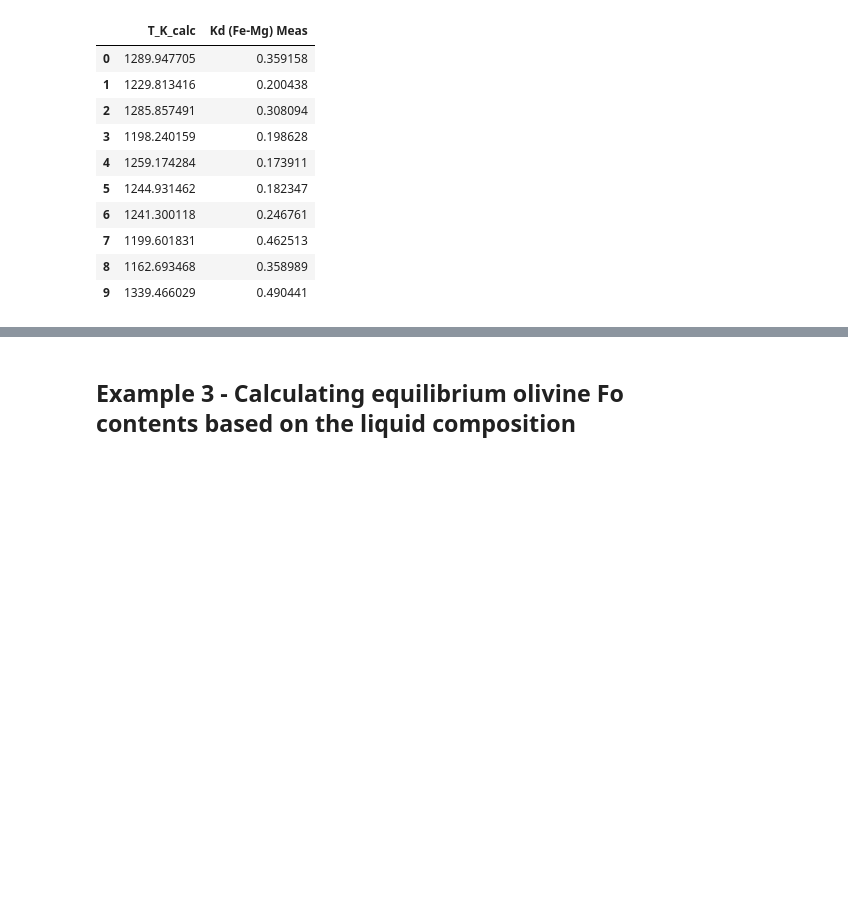
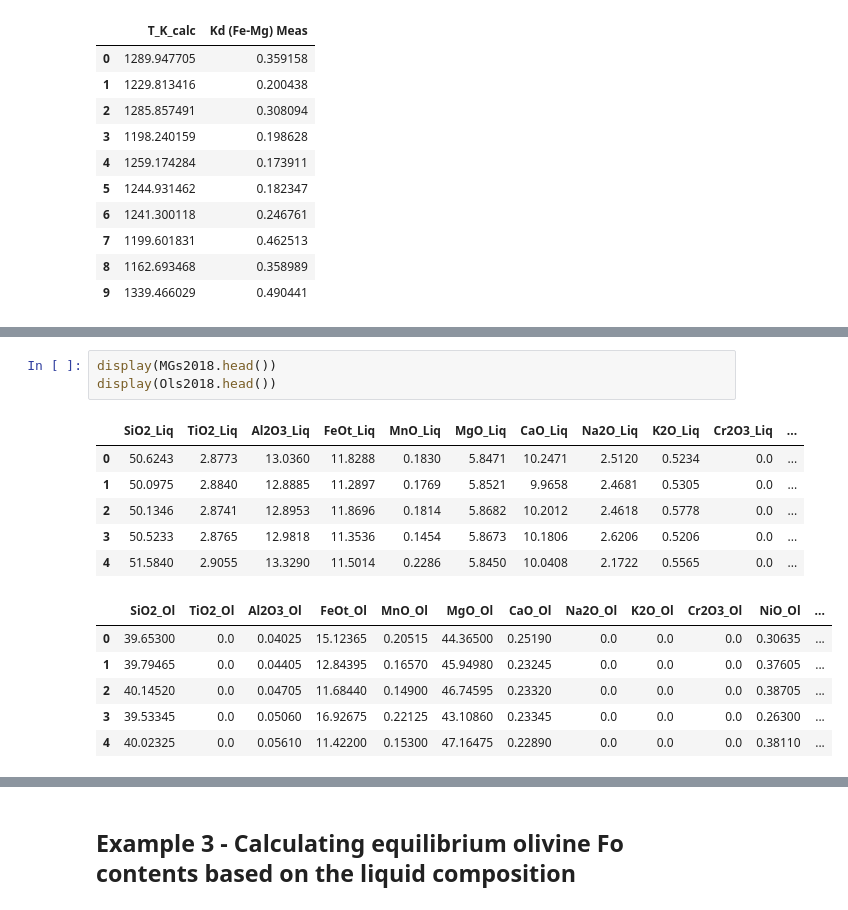
Before and after one commit to PennyWieser/Thermobar, a Jupyter notebook: docs/Examples/Liquid_Ol_Liq_Themometry/Olivine_Liquid_thermometry.ipynb, the cells around one changed output, grey strips where cells are left out. Saved outputs shown, nothing was run; the diff lists cells and outputs as text; blank space fills up the shorter version.

```diff
--- a/docs/Examples/Liquid_Ol_Liq_Themometry/Olivine_Liquid_thermometry.ipynb
+++ b/docs/Examples/Liquid_Ol_Liq_Themometry/Olivine_Liquid_thermometry.ipynb
@@ -166 +178,17 @@ eq22_PHinput_30Fe3
+# %%
+display(MGs2018.head())
+display(Ols2018.head())
+# %% [output]
+|  | SiO2_Liq | TiO2_Liq | Al2O3_Liq | FeOt_Liq | MnO_Liq | MgO_Liq | CaO_Liq | Na2O_Liq | K2O_Liq | Cr2O3_Liq | ... |
+| 0 | 50.6243 | 2.8773 | 13.0360 | 11.8288 | 0.1830 | 5.8471 | 10.2471 | 2.5120 | 0.5234 | 0.0 | ... |
+| 1 | 50.0975 | 2.8840 | 12.8885 | 11.2897 | 0.1769 | 5.8521 | 9.9658 | 2.4681 | 0.5305 | 0.0 | ... |
+| 2 | 50.1346 | 2.8741 | 12.8953 | 11.8696 | 0.1814 | 5.8682 | 10.2012 | 2.4618 | 0.5778 | 0.0 | ... |
+| 3 | 50.5233 | 2.8765 | 12.9818 | 11.3536 | 0.1454 | 5.8673 | 10.1806 | 2.6206 | 0.5206 | 0.0 | ... |
+| 4 | 51.5840 | 2.9055 | 13.3290 | 11.5014 | 0.2286 | 5.8450 | 10.0408 | 2.1722 | 0.5565 | 0.0 | ... |
+|  | SiO2_Ol | TiO2_Ol | Al2O3_Ol | FeOt_Ol | MnO_Ol | MgO_Ol | CaO_Ol | Na2O_Ol | K2O_Ol | Cr2O3_Ol | NiO_Ol | ... |
+| 0 | 39.65300 | 0.0 | 0.04025 | 15.12365 | 0.20515 | 44.36500 | 0.25190 | 0.0 | 0.0 | 0.0 | 0.30635 | ... |
+| 1 | 39.79465 | 0.0 | 0.04405 | 12.84395 | 0.16570 | 45.94980 | 0.23245 | 0.0 | 0.0 | 0.0 | 0.37605 | ... |
+| 2 | 40.14520 | 0.0 | 0.04705 | 11.68440 | 0.14900 | 46.74595 | 0.23320 | 0.0 | 0.0 | 0.0 | 0.38705 | ... |
+| 3 | 39.53345 | 0.0 | 0.05060 | 16.92675 | 0.22125 | 43.10860 | 0.23345 | 0.0 | 0.0 | 0.0 | 0.26300 | ... |
+| 4 | 40.02325 | 0.0 | 0.05610 | 11.42200 | 0.15300 | 47.16475 | 0.22890 | 0.0 | 0.0 | 0.0 | 0.38110 | ... |
 # %%
```
Also changed, not shown: parts of 7 cells of this notebook, 4 other files.
